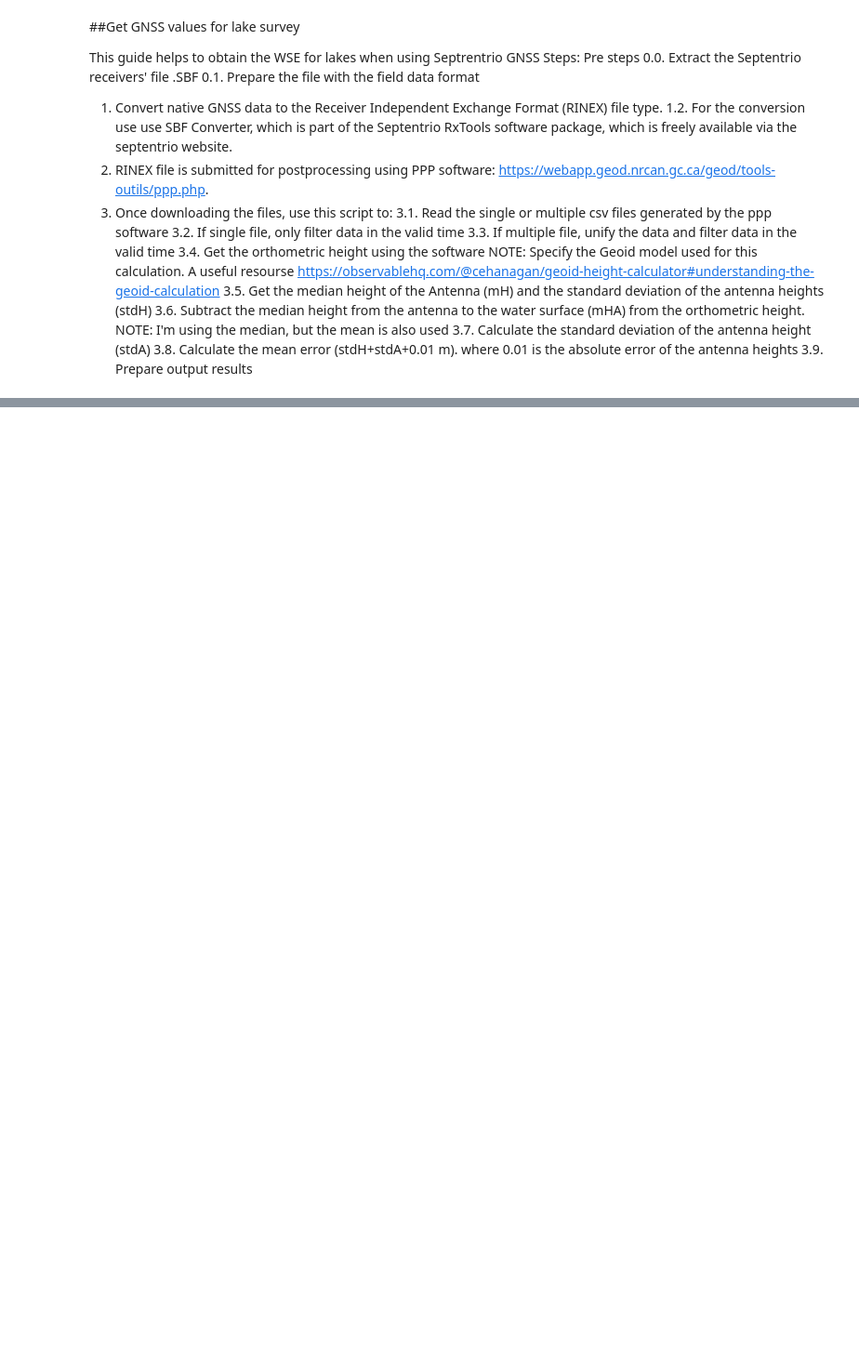
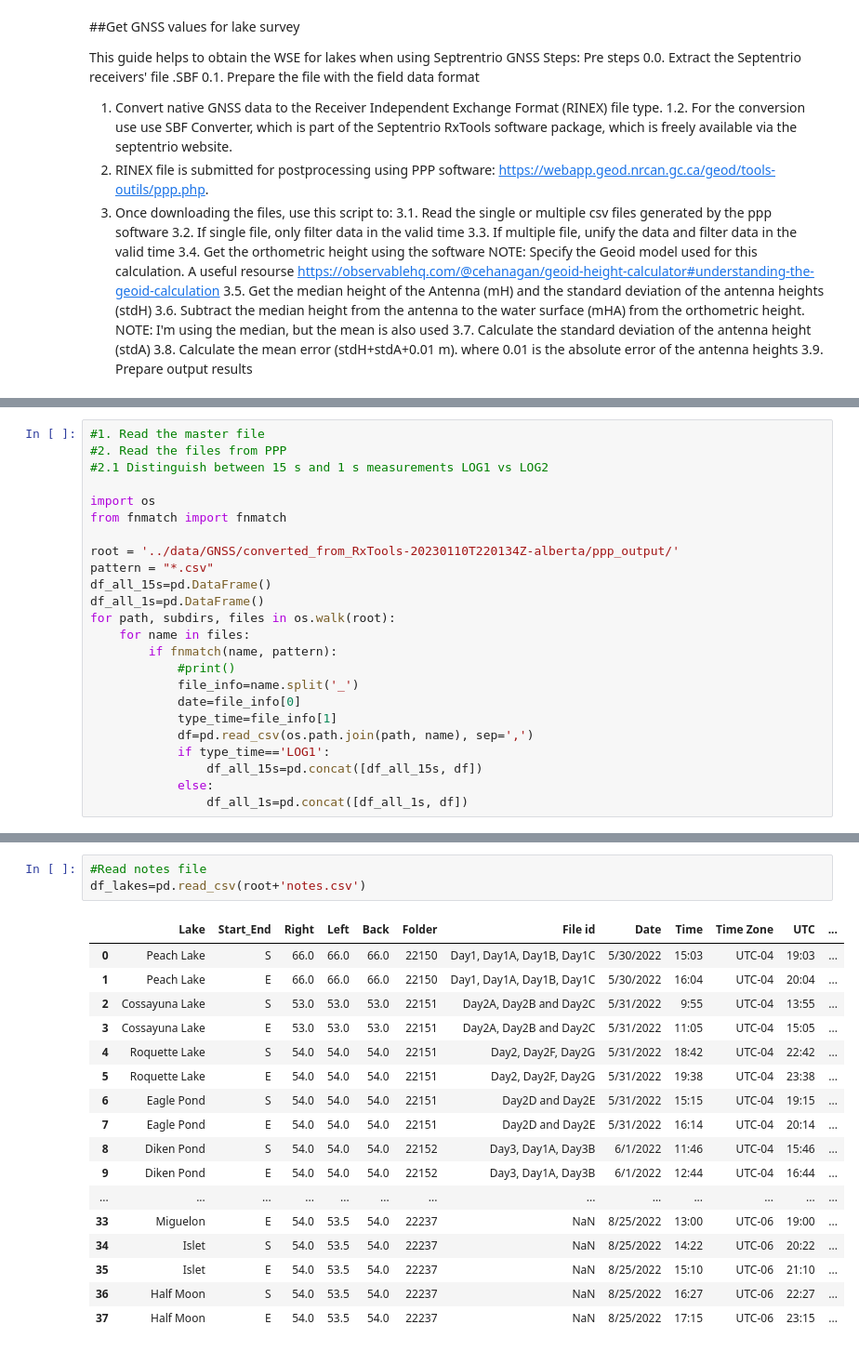
Before and after one commit to anmagomez/radar_altimetry_eval, a Jupyter notebook: src/GNSS_Tutorial.ipynb, the cells around one changed output, grey strips where cells are left out. Shown at 93% size. Saved outputs shown, nothing was run; the diff lists cells and outputs as text; blank space fills up the shorter version.

Commit message:
adding GNSS GPS calculation Filtering data

```diff
--- a/src/GNSS_Tutorial.ipynb
+++ b/src/GNSS_Tutorial.ipynb
@@ -36,0 +80,24 @@ t,x=
+# %%
+#1. Read the master file
+#2. Read the files from PPP
+#2.1 Distinguish between 15 s and 1 s measurements LOG1 vs LOG2
+
+import os
+from fnmatch import fnmatch
+
+root = '../data/GNSS/converted_from_RxTools-20230110T220134Z-alberta/ppp_output/'
+pattern = "*.csv"
+df_all_15s=pd.DataFrame()
+df_all_1s=pd.DataFrame()
+for path, subdirs, files in os.walk(root):
+    for name in files:
+        if fnmatch(name, pattern):
+            #print()
+            file_info=name.split('_')
+            date=file_info[0]
+            type_time=file_info[1]
+            df=pd.read_csv(os.path.join(path, name), sep=',')
+            if type_time=='LOG1':
+                df_all_15s=pd.concat([df_all_15s, df])
+            else:
+                df_all_1s=pd.concat([df_all_1s, df])
@@ -36,0 +113,21 @@ t,x=
+# %%
+#Read notes file
+df_lakes=pd.read_csv(root+'notes.csv')
+# %% [output]
+|  | Lake | Start_End | Right | Left | Back | Folder | File id | Date | Time | Time Zone | UTC | ... |
+| 0 | Peach Lake | S | 66.0 | 66.0 | 66.0 | 22150 | Day1, Day1A, Day1B, Day1C | 5/30/2022 | 15:03 | UTC-04 | 19:03 | ... |
+| 1 | Peach Lake | E | 66.0 | 66.0 | 66.0 | 22150 | Day1, Day1A, Day1B, Day1C | 5/30/2022 | 16:04 | UTC-04 | 20:04 | ... |
+| 2 | Cossayuna Lake | S | 53.0 | 53.0 | 53.0 | 22151 | Day2A, Day2B and Day2C | 5/31/2022 | 9:55 | UTC-04 | 13:55 | ... |
+| 3 | Cossayuna Lake | E | 53.0 | 53.0 | 53.0 | 22151 | Day2A, Day2B and Day2C | 5/31/2022 | 11:05 | UTC-04 | 15:05 | ... |
+| 4 | Roquette Lake | S | 54.0 | 54.0 | 54.0 | 22151 | Day2, Day2F, Day2G | 5/31/2022 | 18:42 | UTC-04 | 22:42 | ... |
+| 5 | Roquette Lake | E | 54.0 | 54.0 | 54.0 | 22151 | Day2, Day2F, Day2G | 5/31/2022 | 19:38 | UTC-04 | 23:38 | ... |
+| 6 | Eagle Pond | S | 54.0 | 54.0 | 54.0 | 22151 | Day2D and Day2E | 5/31/2022 | 15:15 | UTC-04 | 19:15 | ... |
+| 7 | Eagle Pond | E | 54.0 | 54.0 | 54.0 | 22151 | Day2D and Day2E | 5/31/2022 | 16:14 | UTC-04 | 20:14 | ... |
+| 8 | Diken Pond | S | 54.0 | 54.0 | 54.0 | 22152 | Day3, Day1A, Day3B | 6/1/2022 | 11:46 | UTC-04 | 15:46 | ... |
+| 9 | Diken Pond | E | 54.0 | 54.0 | 54.0 | 22152 | Day3, Day1A, Day3B | 6/1/2022 | 12:44 | UTC-04 | 16:44 | ... |
+| ... | ... | ... | ... | ... | ... | ... | ... | ... | ... | ... | ... | ... |
+| 33 | Miguelon | E | 54.0 | 53.5 | 54.0 | 22237 | NaN | 8/25/2022 | 13:00 | UTC-06 | 19:00 | ... |
+| 34 | Islet | S | 54.0 | 53.5 | 54.0 | 22237 | NaN | 8/25/2022 | 14:22 | UTC-06 | 20:22 | ... |
+| 35 | Islet | E | 54.0 | 53.5 | 54.0 | 22237 | NaN | 8/25/2022 | 15:10 | UTC-06 | 21:10 | ... |
+| 36 | Half Moon | S | 54.0 | 53.5 | 54.0 | 22237 | NaN | 8/25/2022 | 16:27 | UTC-06 | 22:27 | ... |
+| 37 | Half Moon | E | 54.0 | 53.5 | 54.0 | 22237 | NaN | 8/25/2022 | 17:15 | UTC-06 | 23:15 | ... |
```
Also changed, not shown: parts of 8 cells of this notebook.
